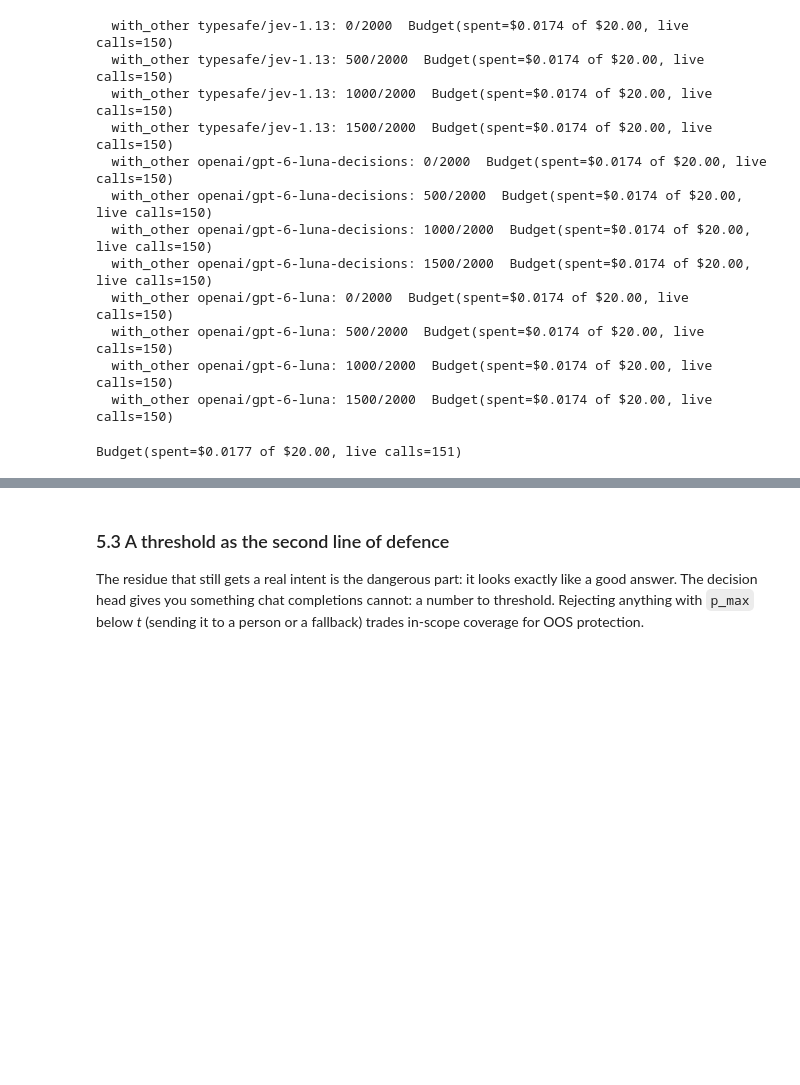
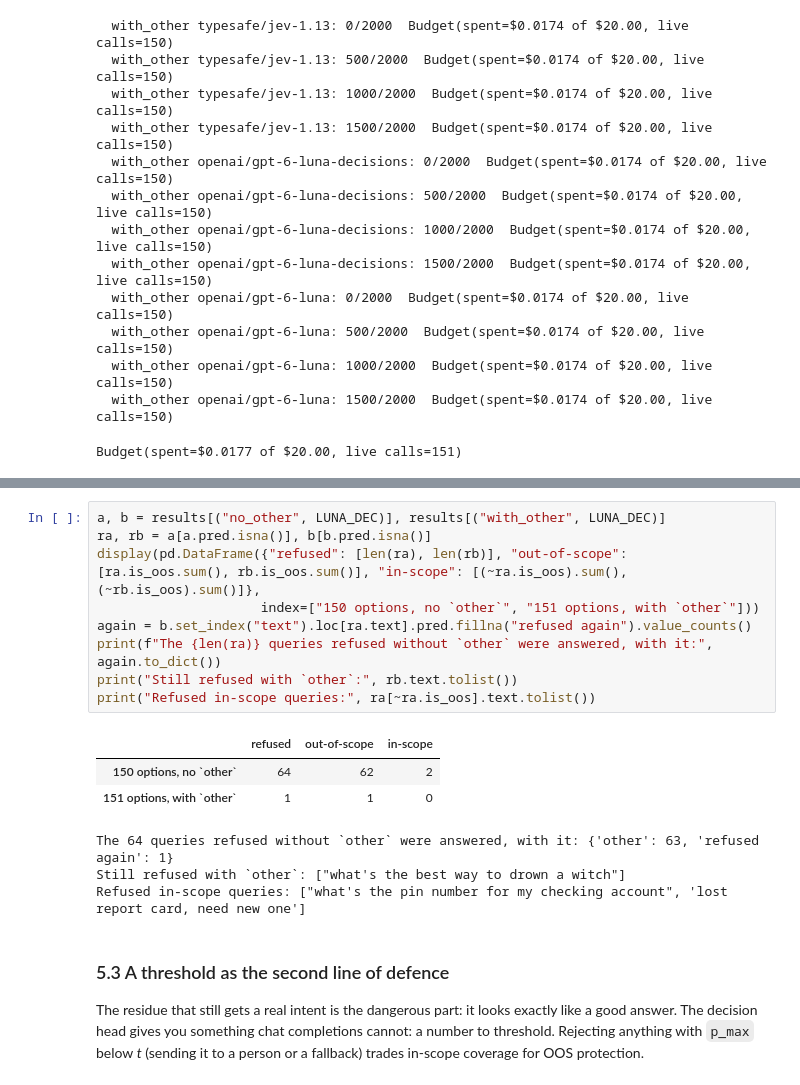
Before and after one commit to paulbruffett/jev-demo, a Jupyter notebook: jev_clinc150.ipynb, the cells around one changed output, grey strips where cells are left out. Cells and saved outputs as stored; diff of their text form; blank space fills up the shorter version.

```diff
--- a/jev_clinc150.ipynb
+++ b/jev_clinc150.ipynb
@@ -571,3 +580,19 @@ pd.DataFrame({m: {"in-scope acc, no other":   results[("no_other", m)].pipe(lamb
+# %%
+a, b = results[("no_other", LUNA_DEC)], results[("with_other", LUNA_DEC)]
+ra, rb = a[a.pred.isna()], b[b.pred.isna()]
+display(pd.DataFrame({"refused": [len(ra), len(rb)], "out-of-scope": [ra.is_oos.sum(), rb.is_oos.sum()], "in-scope": [(~ra.is_oos).sum(), (~rb.is_oos).sum()]},
+                     index=["150 options, no `other`", "151 options, with `other`"]))
+again = b.set_index("text").loc[ra.text].pred.fillna("refused again").value_counts()
+print(f"The {len(ra)} queries refused without `other` were answered, with it:", again.to_dict())
+print("Still refused with `other`:", rb.text.tolist())
+print("Refused in-scope queries:", ra[~ra.is_oos].text.tolist())
+# %% [output]
+|  | refused | out-of-scope | in-scope |
+| 150 options, no `other` | 64 | 62 | 2 |
+| 151 options, with `other` | 1 | 1 | 0 |
+The 64 queries refused without `other` were answered, with it: {'other': 63, 'refused again': 1}
+Still refused with `other`: ["what's the best way to drown a witch"]
+Refused in-scope queries: ["what's the pin number for my checking account", 'lost report card, need new one']
 # %% [markdown]
 ### 5.3 A threshold as the second line of defence
 
```
Also changed, not shown: parts of 1 cell of this notebook, 2 other files.
